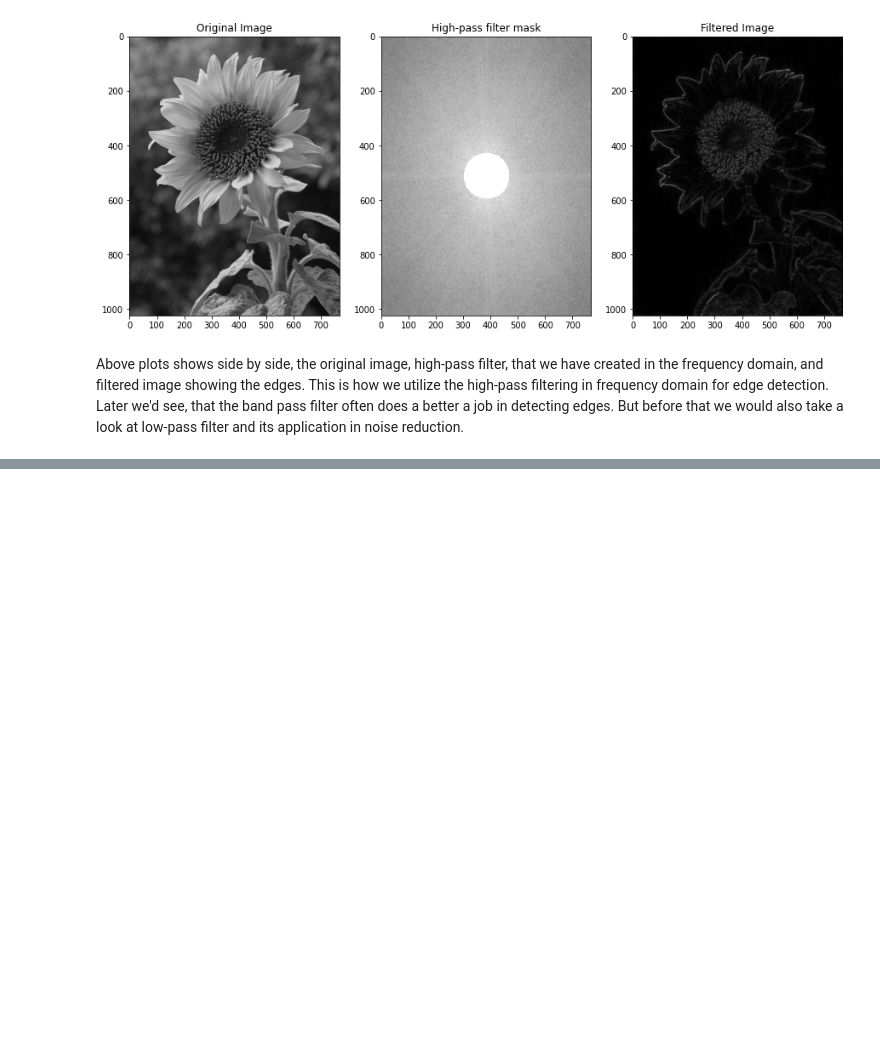
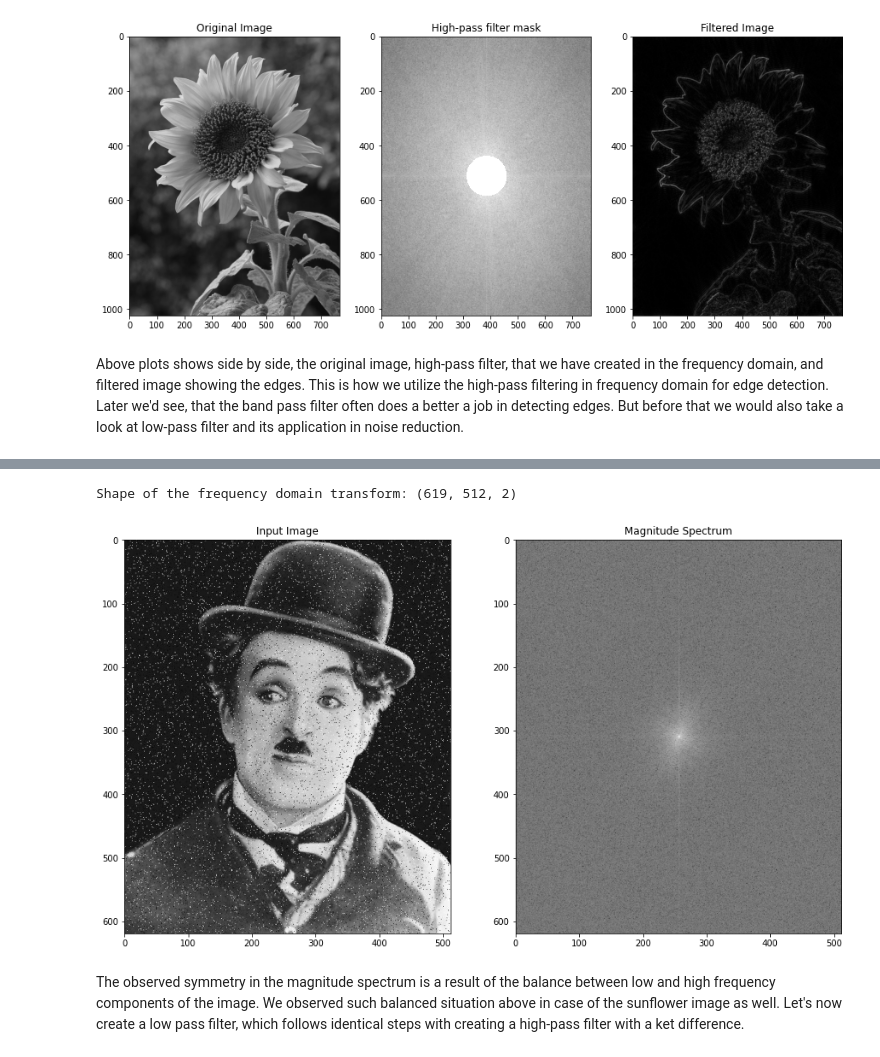
Before and after one commit to sarkarchandan/cvnanodegree, a Jupyter notebook: 1_2_Convolutional_Filters_Edge_Detection/1.0_FFT_Practice.ipynb, the cells around one changed output, grey strips where cells are left out. Drawn from its saved outputs; the diff is of its cells as text; code cells hidden in the pictures; blank space fills up the shorter version.

```diff
--- a/1_2_Convolutional_Filters_Edge_Detection/1.0_FFT_Practice.ipynb
+++ b/1_2_Convolutional_Filters_Edge_Detection/1.0_FFT_Practice.ipynb
@@ -216,0 +227,20 @@ Above plots shows side by side, the original image, high-pass filter, that we ha
+# %%
+# Convert the image into frequency domain and create magnitude spectrum, which is representation of the frequencies
+f: np.ndarray = cv2.dft(np.float32(image), flags=cv2.DFT_COMPLEX_OUTPUT)
+print(f'Shape of the frequency domain transform: {f.shape}')
+
+# Shift the zero frequency component to the center
+fshift: np.ndarray = np.fft.fftshift(f)
+magnitude_spectrum: np.ndarray = 20 * np.log(cv2.magnitude(fshift[:, :, 0], fshift[:, :, 1]))
+
+# Plot the input image and magnitude spectrum side by side
+_, (ax1, ax2) = plt.subplots(nrows=1, ncols=2, figsize=(15, 15))
+ax1.imshow(image, cmap='gray')
+ax1.set_title('Input Image')
+ax2.imshow(magnitude_spectrum, cmap='gray')
+ax2.set_title('Magnitude Spectrum');
+# %% [output]
+Shape of the frequency domain transform: (619, 512, 2)
+[figure, added]
+# %% [markdown]
+The observed symmetry in the magnitude spectrum is a result of the balance between low and high frequency components of the image. We observed such balanced situation above in case of the sunflower image as well. Let's now create a low pass filter, which follows identical steps with creating a high-pass filter with a ket difference.
```
Also changed, not shown: parts of 18 cells of this notebook, 1 other file.
